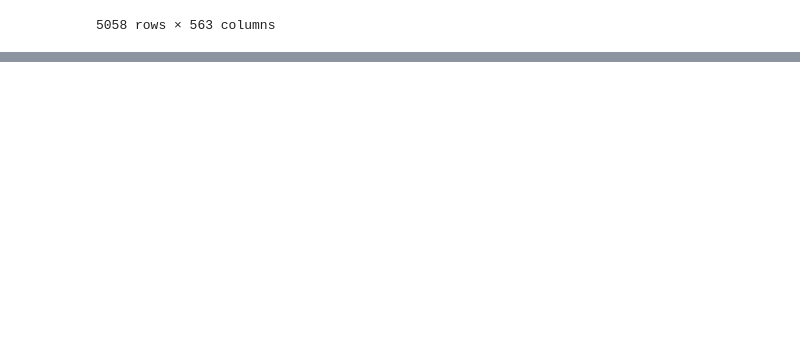
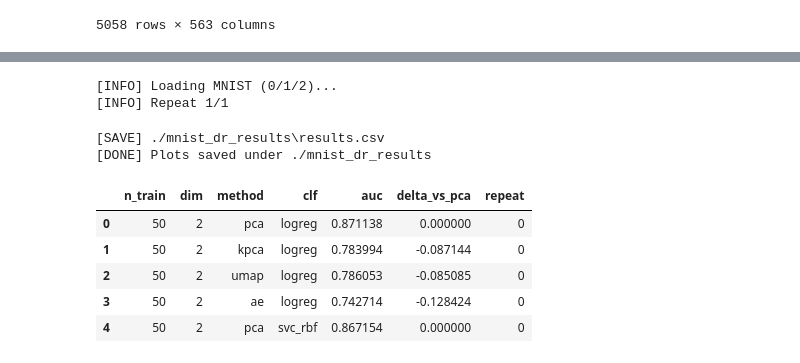
Before and after one commit to takano-lab/data-collaboration-analysis, a Jupyter notebook: src/suetake_debug.ipynb, the cells around one changed output, grey strips where cells are left out. Drawn from its saved outputs; the diff is of its cells as text; code cells hidden in the pictures; blank space fills up the shorter version.

```diff
--- a/src/suetake_debug.ipynb
+++ b/src/suetake_debug.ipynb
@@ -2904,0 +3304,23 @@ train_df
+# %%
+# キャンバスのコードをセルに貼り付けて実行後:
+df = run_experiment(
+    dims=[2],
+    sizes=[50, 100, 200, 500, 750],  # お好みで拡張
+    repeats=1,
+    max_umap_nb=6,
+    epochs=20,
+    batch=256,
+    outdir="./mnist_dr_results"
+)
+df.head()
+# %% [output]
+[INFO] Loading MNIST (0/1/2)...
+[INFO] Repeat 1/1
+[SAVE] ./mnist_dr_results\results.csv
+[DONE] Plots saved under ./mnist_dr_results
+|  | n_train | dim | method | clf | auc | delta_vs_pca | repeat |
+| 0 | 50 | 2 | pca | logreg | 0.871138 | 0.000000 | 0 |
+| 1 | 50 | 2 | kpca | logreg | 0.783994 | -0.087144 | 0 |
+| 2 | 50 | 2 | umap | logreg | 0.786053 | -0.085085 | 0 |
+| 3 | 50 | 2 | ae | logreg | 0.742714 | -0.128424 | 0 |
+| 4 | 50 | 2 | pca | svc_rbf | 0.867154 | 0.000000 | 0 |
```
Also changed, not shown: parts of 7 cells of this notebook, 3 other files.
